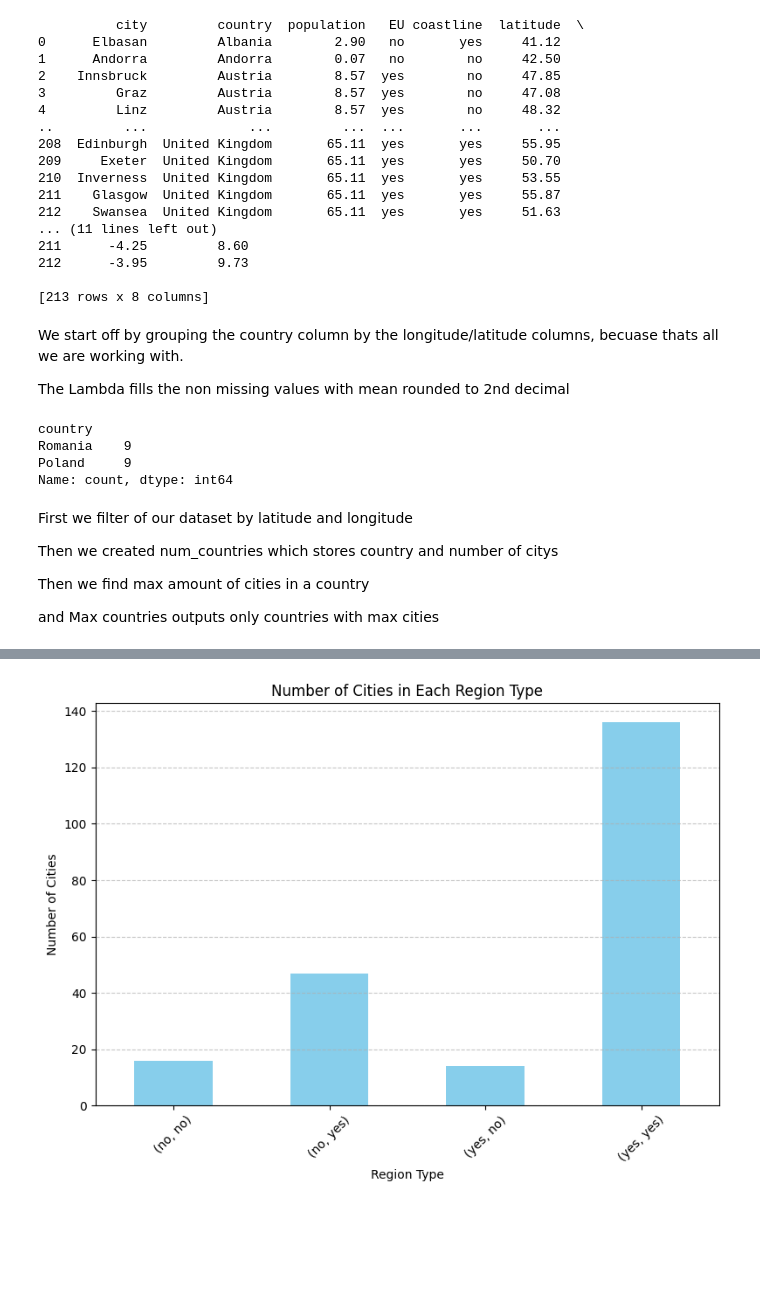
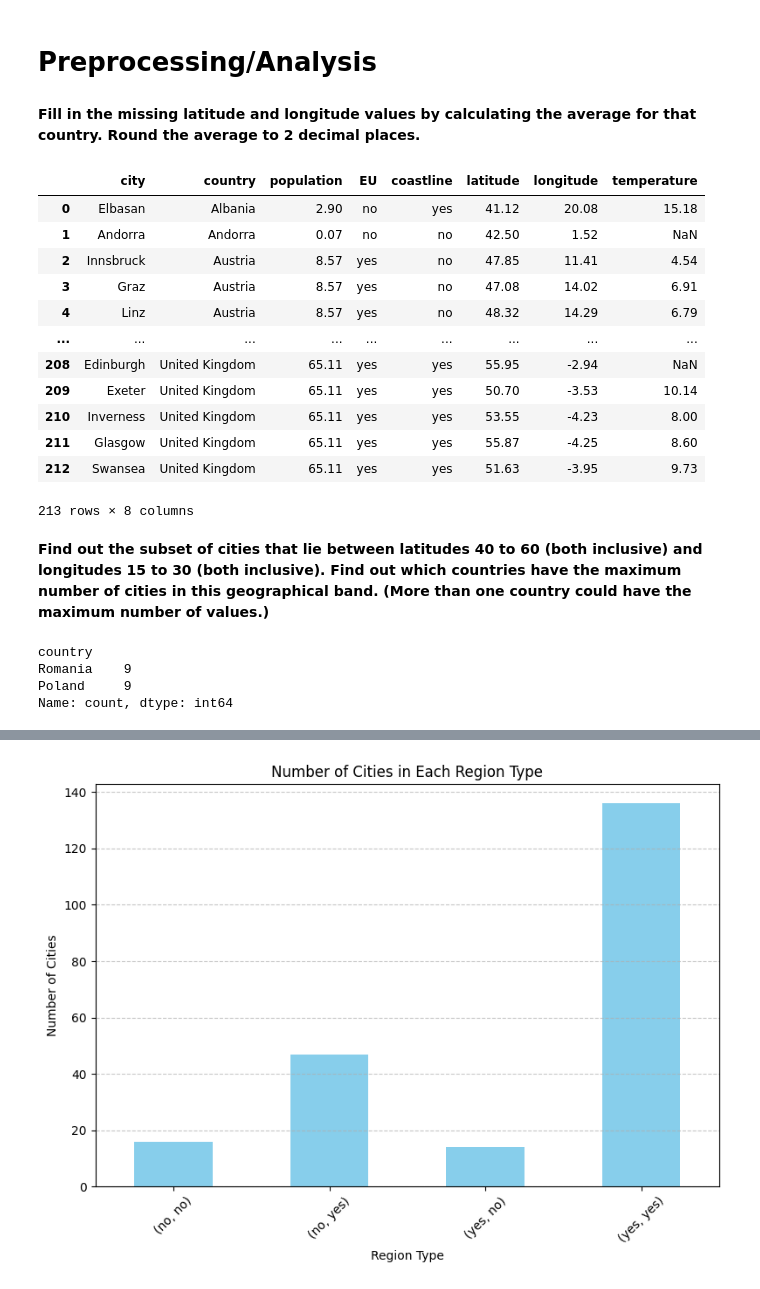
Before and after one commit to Benyaminwasnthere/-Assignment3, a Jupyter notebook: eucities_temps.ipynb, the cells around one changed output, grey strips where cells are left out. Cells and saved outputs as stored; diff of their text form; code cells hidden in the pictures; blank space fills up the shorter version.

```diff
--- a/eucities_temps.ipynb
+++ b/eucities_temps.ipynb
@@ -28,29 +22,27 @@ Loads in EuCitiesTemperatures.csv as a Pandas DataFrame
+# %% [markdown]
+# Preprocessing/Analysis
+# %% [markdown]
+**Fill in the missing latitude and longitude values by calculating the average for that country. Round the average to 2 decimal places.**
 # %%
 df['latitude'] = df.groupby('country')['latitude'].transform(lambda x: x.fillna(round(x.mean(), 2)))
 df['longitude'] = df.groupby('country')['longitude'].transform(lambda x: x.fillna(round(x.mean(), 2)))
-print(df)
+df
 # %% [output]
+|  | city | country | population | EU | coastline | latitude | longitude | temperature |
+| 0 | Elbasan | Albania | 2.90 | no | yes | 41.12 | 20.08 | 15.18 |
+| 1 | Andorra | Andorra | 0.07 | no | no | 42.50 | 1.52 | NaN |
+| 2 | Innsbruck | Austria | 8.57 | yes | no | 47.85 | 11.41 | 4.54 |
+| 3 | Graz | Austria | 8.57 | yes | no | 47.08 | 14.02 | 6.91 |
+| 4 | Linz | Austria | 8.57 | yes | no | 48.32 | 14.29 | 6.79 |
+| ... | ... | ... | ... | ... | ... | ... | ... | ... |
+| 208 | Edinburgh | United Kingdom | 65.11 | yes | yes | 55.95 | -2.94 | NaN |
+| 209 | Exeter | United Kingdom | 65.11 | yes | yes | 50.70 | -3.53 | 10.14 |
+| 210 | Inverness | United Kingdom | 65.11 | yes | yes | 53.55 | -4.23 | 8.00 |
+| 211 | Glasgow | United Kingdom | 65.11 | yes | yes | 55.87 | -4.25 | 8.60 |
+| 212 | Swansea | United Kingdom | 65.11 | yes | yes | 51.63 | -3.95 | 9.73 |
-          city         country  population   EU coastline  latitude  \
-0      Elbasan         Albania        2.90   no       yes     41.12
-1      Andorra         Andorra        0.07   no        no     42.50
-2    Innsbruck         Austria        8.57  yes        no     47.85
-3         Graz         Austria        8.57  yes        no     47.08
-4         Linz         Austria        8.57  yes        no     48.32
-..         ...             ...         ...  ...       ...       ...
-208  Edinburgh  United Kingdom       65.11  yes       yes     55.95
-209     Exeter  United Kingdom       65.11  yes       yes     50.70
-210  Inverness  United Kingdom       65.11  yes       yes     53.55
-211    Glasgow  United Kingdom       65.11  yes       yes     55.87
-212    Swansea  United Kingdom       65.11  yes       yes     51.63
-... (11 lines left out)
-211      -4.25         8.60
-212      -3.95         9.73
-
-[213 rows x 8 columns]
+213 rows × 8 columns
-# %% [markdown]
-We start off by grouping the country column by the longitude/latitude columns, becuase thats all we are working with.
-
-The Lambda fills the non missing values with mean rounded to 2nd decimal
+# %% [markdown]
+**Find out the subset of cities that lie between latitudes 40 to 60 (both inclusive) and longitudes 15 to 30 (both inclusive). Find out which countries have the maximum number of cities in this geographical band. (More than one country could have the maximum number of values.)**
 # %%
 subset_of_cities=df[(df['latitude'] >= 40) & (df['latitude'] <= 60) & (df['longitude'] >= 15) & (df['longitude'] <= 30)]
 num_countries=subset_of_cities['country'].value_counts()
@@ -62,11 +54,3 @@ country
 Romania    9
 Poland     9
 Name: count, dtype: int64
-# %% [markdown]
-First we filter of our dataset by latitude and longitude
-
-Then we created num_countries which stores country and number of citys
-
-Then we find max amount of cities in a country
-
-and Max countries outputs only countries with max cities
```
Also changed, not shown: parts of 20 cells of this notebook.
